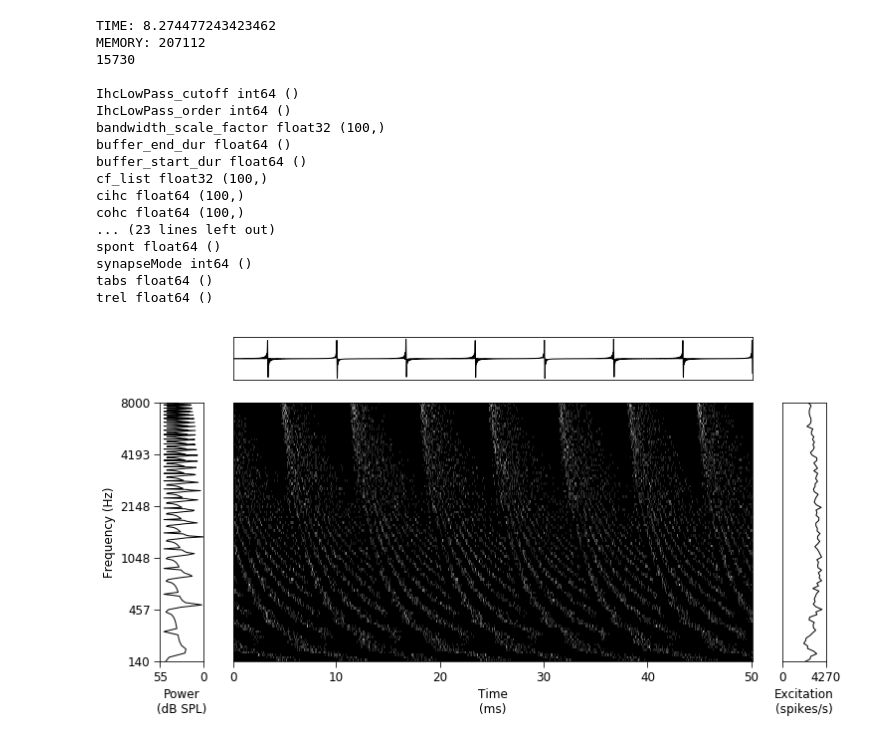
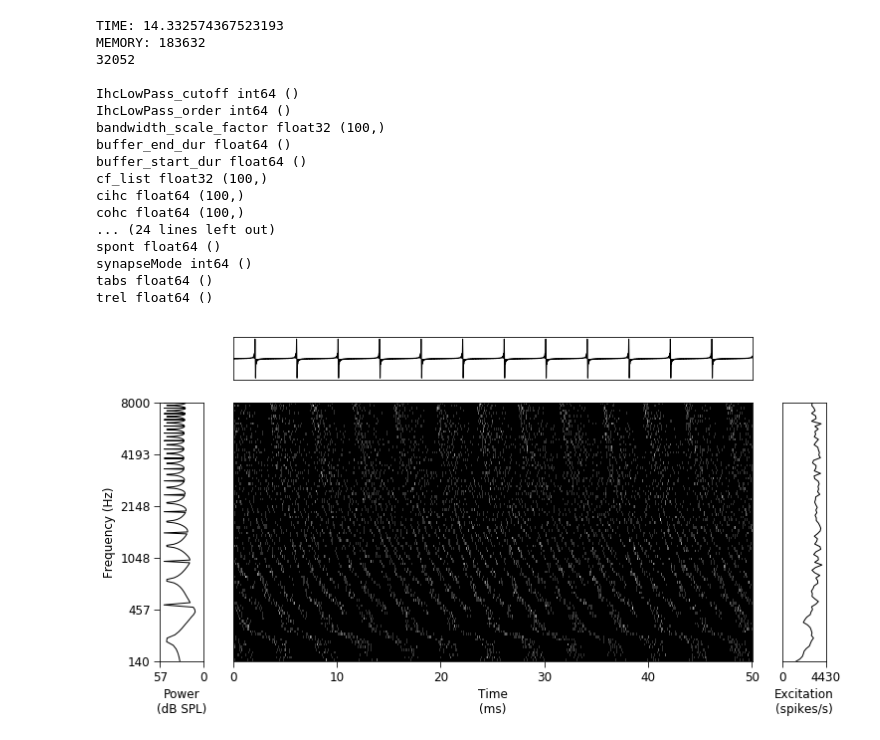
Before and after one commit to msaddler/bez2018model, a Jupyter notebook: notebook_debug_bez2018model.ipynb, the cells around one changed output. Cells and saved outputs as stored; diff of their text form; code cells hidden in the pictures.

```diff
--- a/notebook_debug_bez2018model.ipynb
+++ b/notebook_debug_bez2018model.ipynb
@@ -89,7 +90,7 @@ kwargs_nervegram = {
     'return_spike_times': True,
     'return_spike_tensor_sparse': True,
     'return_spike_tensor_dense': True,
-    'nervegram_spike_tensor_fs': 10e3,
+    'nervegram_spike_tensor_fs': 20e3,
     'squeeze_channel_dim': True
 }
 
@@ -98,7 +99,7 @@ importlib.reload(bez2018model)
 for _ in range(1):
     np.random.seed(random_seed)
     t = time.time()
-    out_dict = bez2018model.nervegram(y[:, 0], sr, **kwargs_nervegram)
+    out_dict = bez2018model.nervegram(y, sr, **kwargs_nervegram)
     print('TIME:', time.time() - t)
     print('MEMORY:', resource.getrusage(resource.RUSAGE_SELF).ru_maxrss)
     if 'nervegram_spike_tensor_dense' in out_dict:
@@ -108,9 +109,9 @@ print('')
 for k in sorted(out_dict.keys()):
     print(k, np.array(out_dict[k]).dtype, np.array(out_dict[k]).shape)
 # %% [output]
-TIME: 8.274477243423462
-MEMORY: 207112
-15730
+TIME: 14.332574367523193
+MEMORY: 183632
+32052
 
 IhcLowPass_cutoff int64 ()
 IhcLowPass_order int64 ()
@@ -120,7 +121,7 @@ buffer_start_dur float64 ()
 cf_list float32 (100,)
 cihc float64 (100,)
 cohc float64 (100,)
-... (23 lines left out)
+... (24 lines left out)
 spont float64 ()
 synapseMode int64 ()
 tabs float64 ()
@@ -136,35 +137,35 @@ gridspec_kw = {
     'height_ratios': [1, 6],
 }
 
-IDX_CHANNEL = 0
+IDX_CHANNEL = 1
 waveform = out_dict['pin'][:, IDX_CHANNEL]
 sr_waveform = out_dict['pin_fs']
 nervegram = out_dict['nervegram_spike_tensor_dense'][:, :, :, IDX_CHANNEL].sum(axis=0)
 sr_nervegram = out_dict['nervegram_spike_tensor_fs']
 # nervegram = out_dict['nervegram_meanrates'][:, :, IDX_CHANNEL]
 # sr_nervegram = out_dict['nervegram_fs']
 
 
 if True:
     fig, ax_arr = plt.subplots(nrows=nrows, ncols=ncols, figsize=figsize, gridspec_kw=gridspec_kw)
     util_figures.make_stimulus_summary_plot(ax_arr,
                                             ax_idx_waveform=1,
                                             ax_idx_spectrum=3,
                                             ax_idx_nervegram=4,
                                             ax_idx_excitation=5,
 #                                             tmin=0.3,
 #                                             tmax=0.4,
                                             waveform=waveform,
                                             nervegram=nervegram,
                                             sr_waveform=sr_waveform,
                                             sr_nervegram=sr_nervegram,
                                             cfs=out_dict['cf_list'])
     plt.tight_layout()
     plt.show()
 
 #     fig.savefig('tmp.pdf', bbox_inches='tight', pad_inches=0, transparent=False)
 # %% [output]
-[figure, old version]
+[figure, new version]
 # %%
 figsize=(12, 6)
 nrows=2
```
Also changed, not shown: parts of 2 cells of this notebook, 1 other file.
